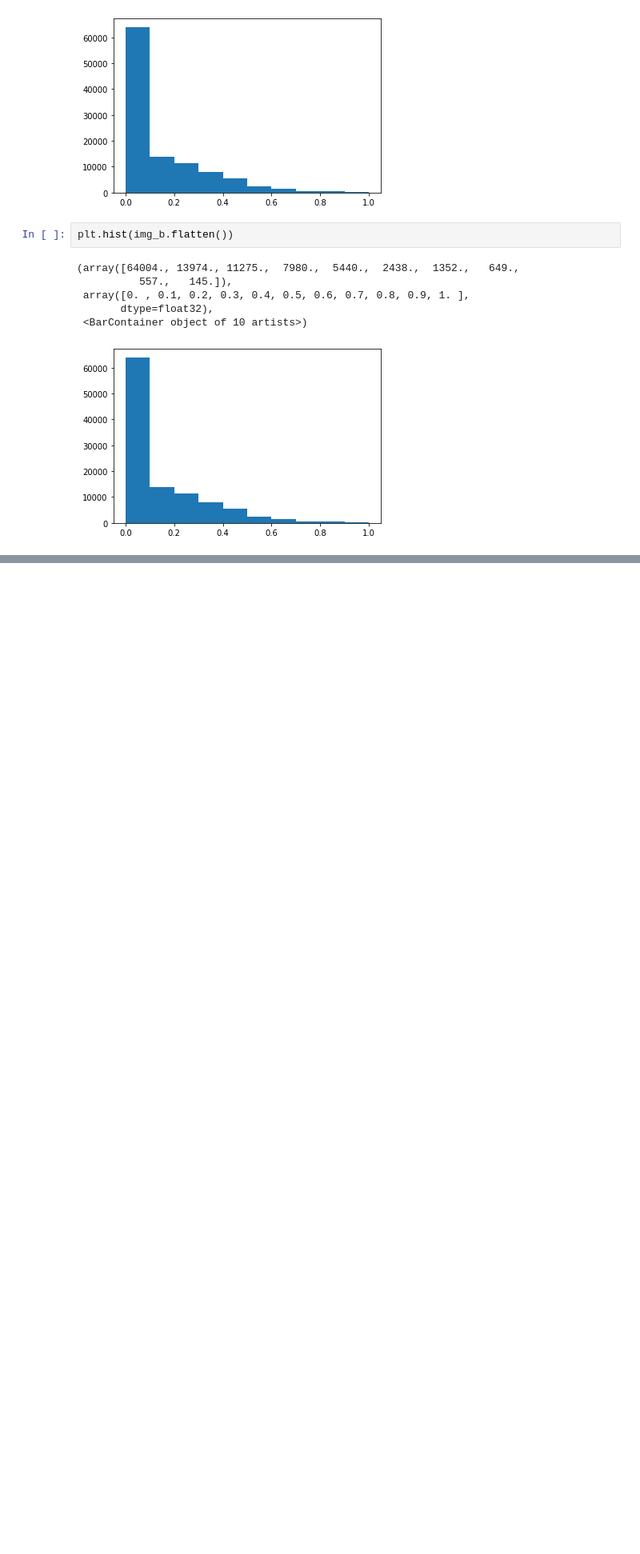
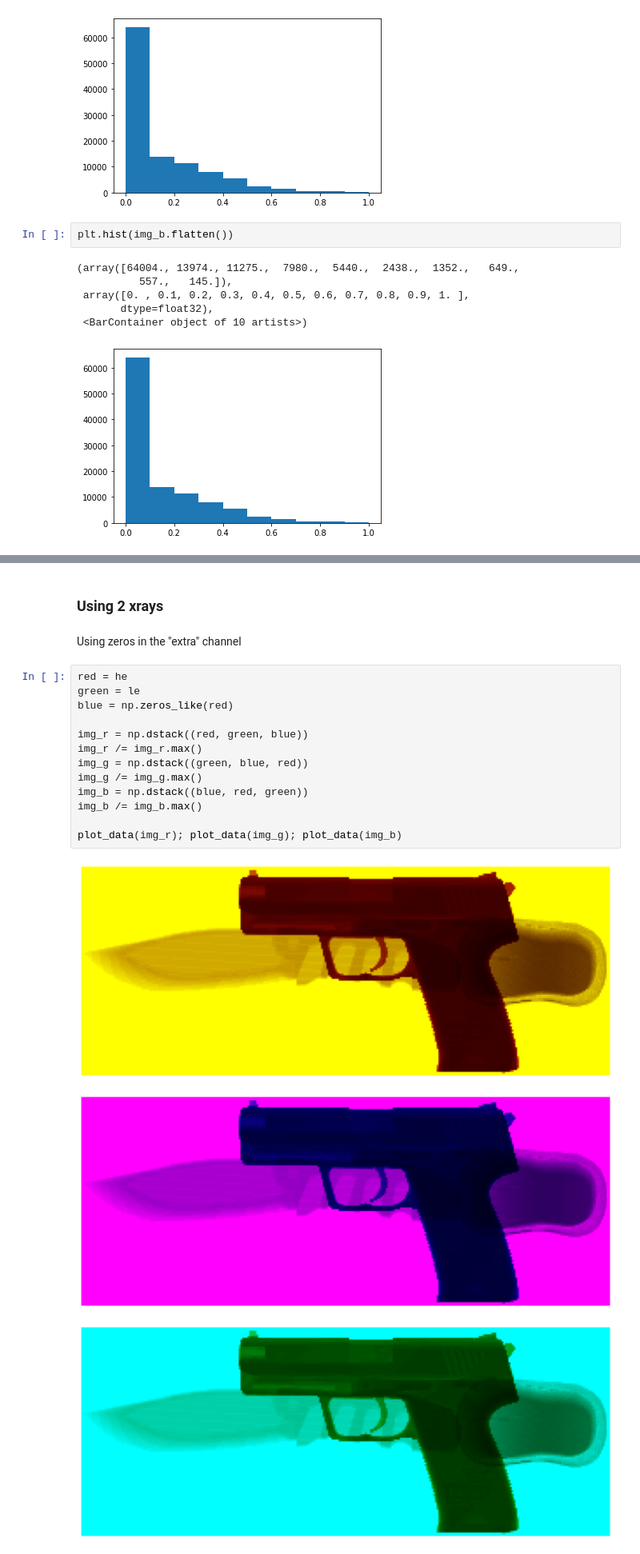
Before and after one commit to hassanmohsin/stl-to-voxel, a Jupyter notebook: notebooks/rgb.ipynb, the cells around one changed output, grey strips where cells are left out. Shown at 80% size. Saved outputs shown, nothing was run; the diff lists cells and outputs as text; blank space fills up the shorter version.

```diff
--- a/notebooks/rgb.ipynb
+++ b/notebooks/rgb.ipynb
@@ -331,0 +344,21 @@ plt.hist(img_b.flatten())
+# %% [markdown]
+### Using 2 xrays
+# %% [markdown]
+Using zeros in the "extra" channel
+# %%
+red = he
+green = le
+blue = np.zeros_like(red)
+
+img_r = np.dstack((red, green, blue))
+img_r /= img_r.max()
+img_g = np.dstack((green, blue, red))
+img_g /= img_g.max()
+img_b = np.dstack((blue, red, green))
+img_b /= img_b.max()
+
+plot_data(img_r); plot_data(img_g); plot_data(img_b)
+# %% [output]
+[figure, added]
+[figure, added]
+[figure, added]
```
Also changed, not shown: parts of 13 cells of this notebook.
